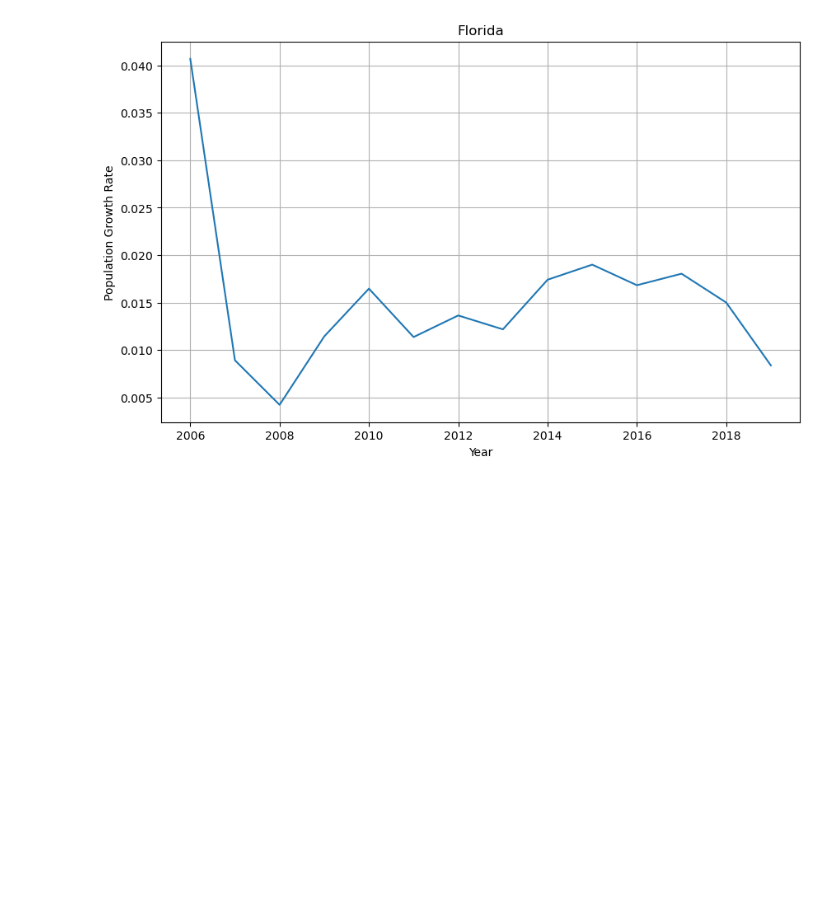
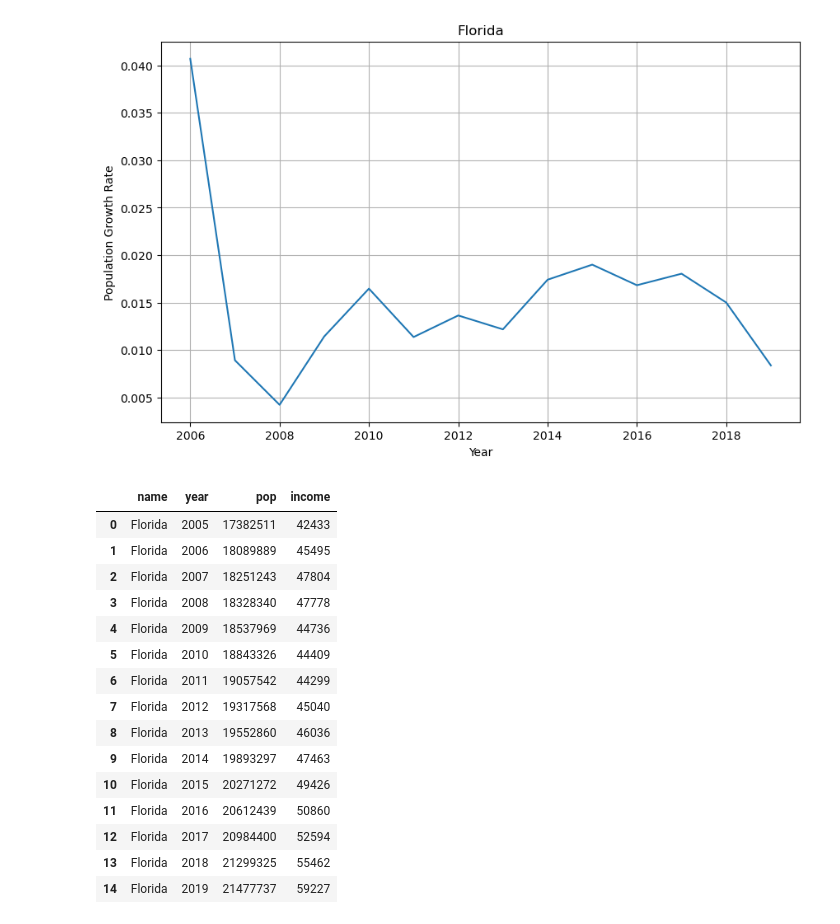
Before and after one commit to King45345/IA-340, a Jupyter notebook: Lab6.ipynb, the cells around one changed output. Drawn from its saved outputs; the diff is of its cells as text; code cells hidden in the pictures; blank space fills up the shorter version.

```diff
--- a/Lab6.ipynb
+++ b/Lab6.ipynb
@@ -140,0 +169,22 @@ plt.show()
+# %%
+import pandas as pd
+
+va_df = pd.read_sql(sql, con=conn)
+va_df
+# %% [output]
+|  | name | year | pop | income |
+| 0 | Florida | 2005 | 17382511 | 42433 |
+| 1 | Florida | 2006 | 18089889 | 45495 |
+| 2 | Florida | 2007 | 18251243 | 47804 |
+| 3 | Florida | 2008 | 18328340 | 47778 |
+| 4 | Florida | 2009 | 18537969 | 44736 |
+| 5 | Florida | 2010 | 18843326 | 44409 |
+| 6 | Florida | 2011 | 19057542 | 44299 |
+| 7 | Florida | 2012 | 19317568 | 45040 |
+| 8 | Florida | 2013 | 19552860 | 46036 |
+| 9 | Florida | 2014 | 19893297 | 47463 |
+| 10 | Florida | 2015 | 20271272 | 49426 |
+| 11 | Florida | 2016 | 20612439 | 50860 |
+| 12 | Florida | 2017 | 20984400 | 52594 |
+| 13 | Florida | 2018 | 21299325 | 55462 |
+| 14 | Florida | 2019 | 21477737 | 59227 |
```
Also changed, not shown: parts of 11 cells of this notebook.
